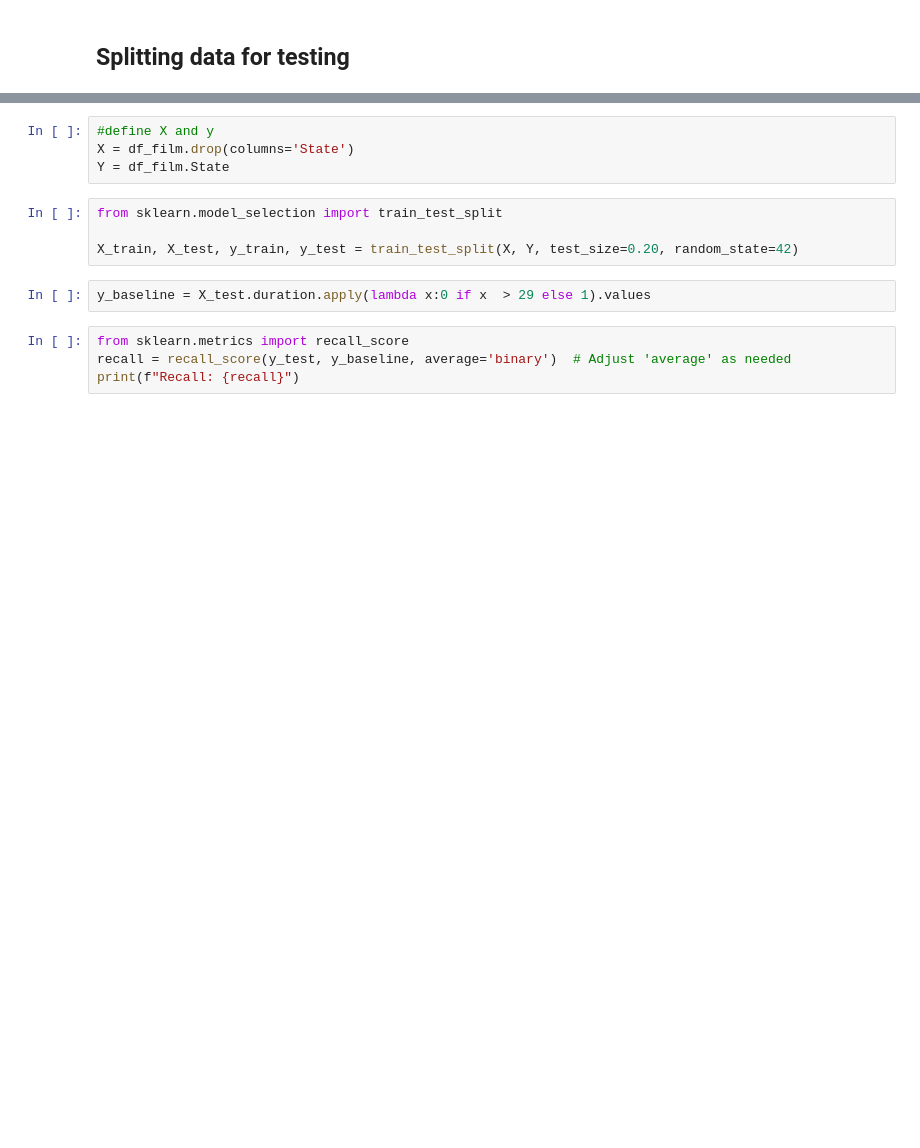
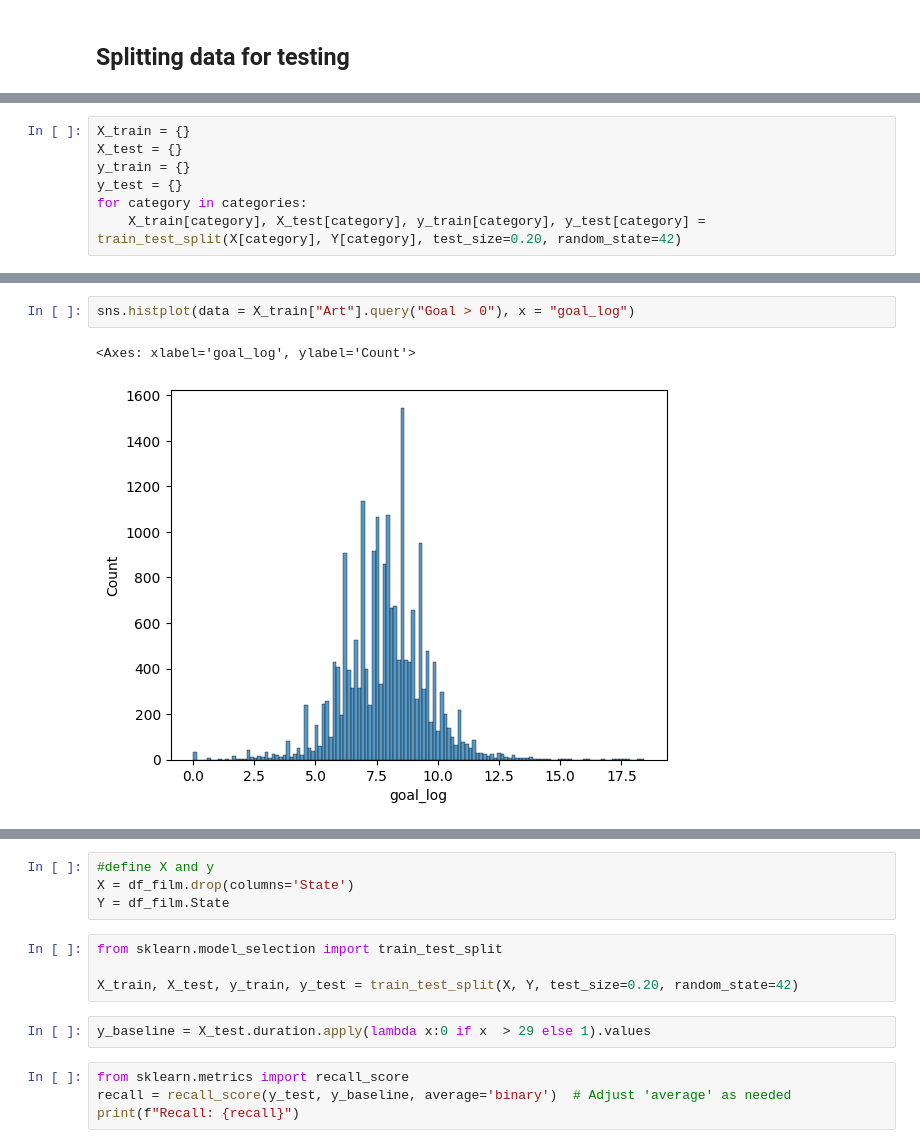
Before and after one commit to JainNupur20/kickstarter-project, a Jupyter notebook: project.ipynb, the cells around one changed output, grey strips where cells are left out. Saved outputs shown, nothing was run; the diff lists cells and outputs as text; blank space fills up the shorter version.

```diff
--- a/project.ipynb
+++ b/project.ipynb
@@ -384,0 +431,7 @@ Set Cutoff for baseline model to 29 for all three models
+# %%
+X_train = {}
+X_test = {}
+y_train = {}
+y_test = {}
+for category in categories:
+    X_train[category], X_test[category], y_train[category], y_test[category] = train_test_split(X[category], Y[category], test_size=0.20, random_state=42)
@@ -384,0 +555,5 @@ Set Cutoff for baseline model to 29 for all three models
+# %%
+sns.histplot(data = X_train["Art"].query("Goal > 0"), x = "goal_log")
+# %% [output]
+<Axes: xlabel='goal_log', ylabel='Count'>
+[figure, added]
```
Also changed, not shown: parts of 36 cells of this notebook.
